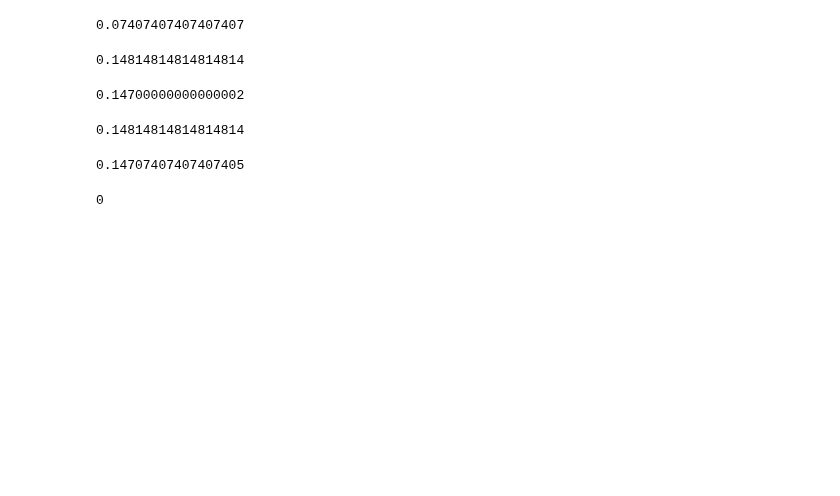
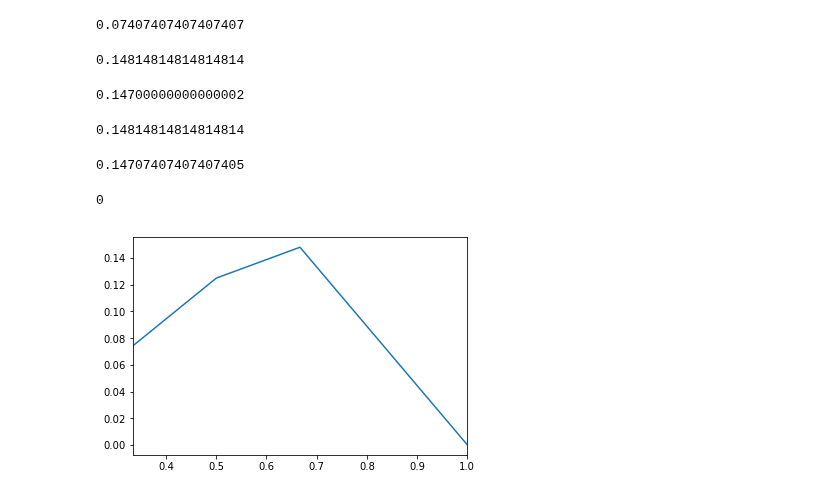
Before and after one commit to theredpea/udacity_notes, a Jupyter notebook: st101__13_Estimation.ipynb, the cells around one changed output. Cells and saved outputs as stored; diff of their text form; code cells hidden in the pictures; blank space fills up the shorter version.

Commit message:
Maximizes the likelihood of the data, the maximum likelihood estimator

```diff
--- a/st101__13_Estimation.ipynb
+++ b/st101__13_Estimation.ipynb
@@ -220,0 +223,11 @@ because the coin always lands on heads!, but you guessed {}'.format(quiz_likelih
+# %%
+def maximum_likelihood_graph_1(prob_heads=[1/2, 1/3, 2/3, 1]):
+
+    prob_coin_outcomes = [{1: prob_head, 0: 1-prob_head} for prob_head in prob_heads]
+    prob_flips_given_coins = { prob_coin_outcome[1] : quiz_likelihood_1(prob=prob_coin_outcome) for prob_coin_outcome in prob_coin_outcomes }
+
+    pd.Series(prob_flips_given_coins).plot(kind='line')
+
+maximum_likelihood_graph_1()
+# %% [output]
+[figure, added]
```
Also changed, not shown: parts of 2 cells of this notebook.
